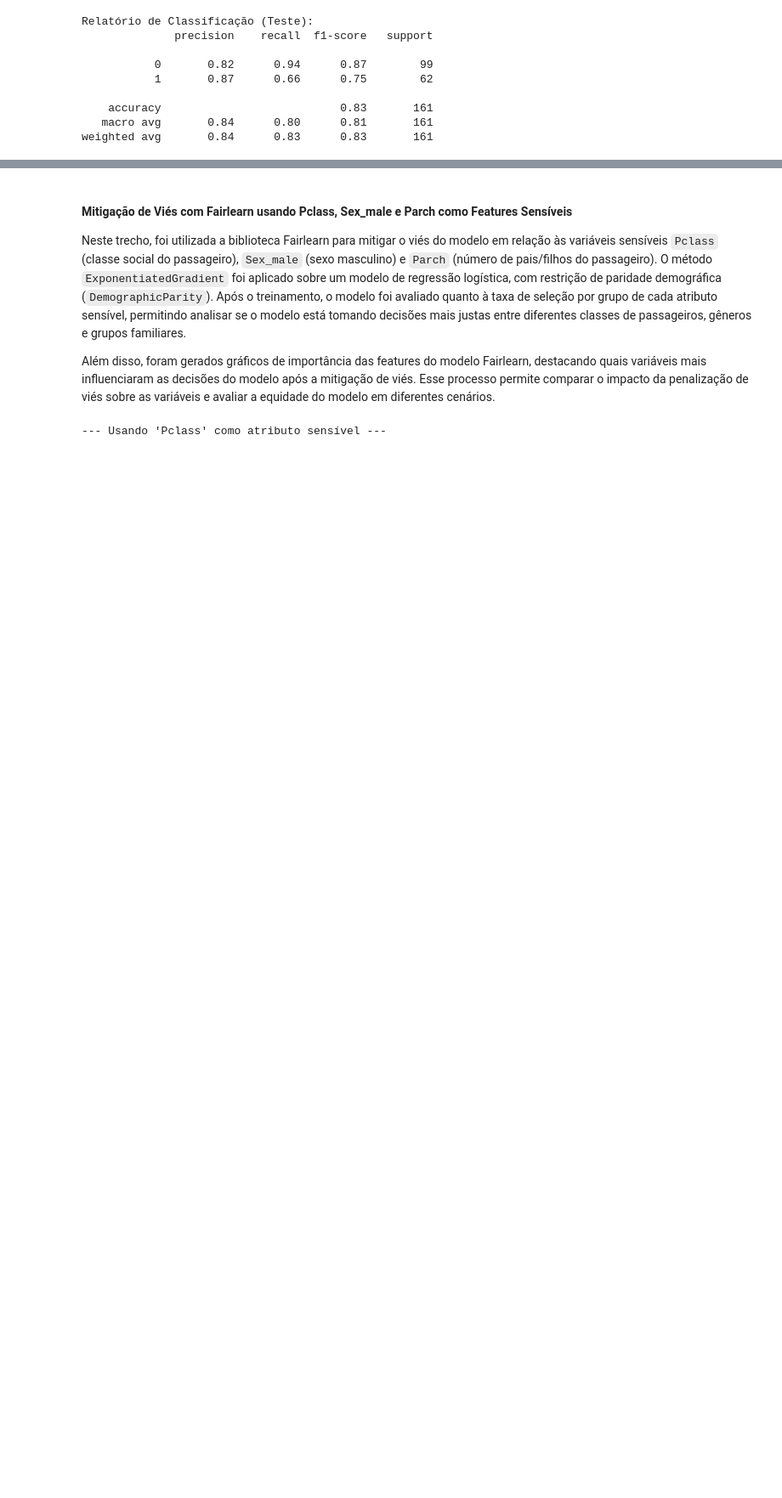
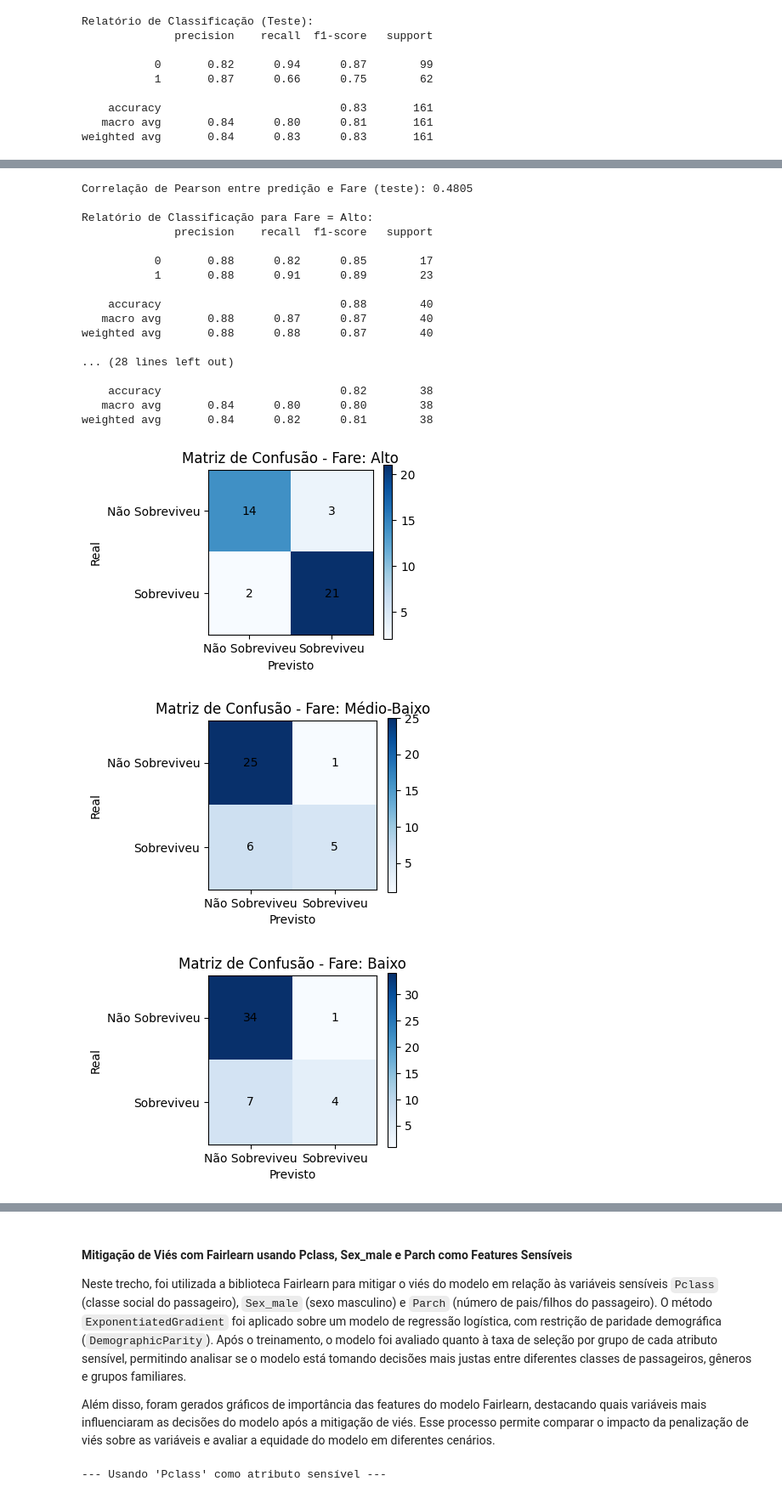
Before and after one commit to joaopedroalcn/JOAOPEDRODEALCANTARALIMA_Titanic, a Jupyter notebook: p3_titanic.ipynb, the cells around one changed output, grey strips where cells are left out. Shown at 85% size. Drawn from its saved outputs; the diff is of its cells as text; code cells hidden in the pictures; blank space fills up the shorter version.

Commit message:
feat: relatório de classificação, matriz de confusão e curva ROC do treinamento usando regularização de correlação

```diff
--- a/p3_titanic.ipynb
+++ b/p3_titanic.ipynb
@@ -370,0 +379,72 @@ weighted avg       0.84      0.83      0.83       161
+# %%
+import numpy as np
+import matplotlib.pyplot as plt
+from scipy.stats import pearsonr
+from sklearn.metrics import classification_report, confusion_matrix, roc_curve, auc
+
+# 1. Correlação residual entre predições e Fare no teste
+y_test_pred_proba = mlp.predict_proba(X_test_scaled)[:, 1]
+corr_test, _ = pearsonr(y_test_pred_proba, X_test['Fare'].values)
+print(f"Correlação de Pearson entre predição e Fare (teste): {corr_test:.4f}")
+
+# 2. Métricas por faixas de Fare (quartis)
+fare_bins = pd.qcut(X_test['Fare'], q=4, labels=['Baixo','Médio-Baixo','Médio-Alto','Alto'])
+for label in fare_bins.unique():
+    idx = fare_bins == label
+    print(f"\nRelatório de Classificação para Fare = {label}:")
+    print(classification_report(y_test[idx], y_test_pred[idx]))
+
+# 3. Matriz de confusão segmentada por faixa de Fare
+for label in fare_bins.unique():
+    idx = fare_bins == label
+    cm = confusion_matrix(y_test[idx], y_test_pred[idx])
+    plt.figure(figsize=(4,3))
+    plt.imshow(cm, cmap='Blues', interpolation='nearest')
+    plt.title(f'Matriz de Confusão - Fare: {label}')
+    plt.xlabel('Previsto')
+    plt.ylabel('Real')
+    plt.colorbar()
+    plt.xticks([0,1], ['Não Sobreviveu', 'Sobreviveu'])
+    plt.yticks([0,1], ['Não Sobreviveu', 'Sobreviveu'])
+    for i in range(2):
+        for j in range(2):
+            plt.text(j, i, cm[i, j], ha='center', va='center', color='black')
+    plt.tight_layout()
+    plt.show()
+
+# 4. Curva ROC por faixa de Fare
+plt.figure(figsize=(8,6))
+for label in fare_bins.unique():
+    idx = fare_bins == label
+    if sum(y_test[idx]) > 0 and sum(~idx) > 0:  # Evita erro se só tem uma classe
+        fpr, tpr, _ = roc_curve(y_test[idx], y_test_pred_proba[idx])
+        roc_auc = auc(fpr, tpr)
+        plt.plot(fpr, tpr, label=f'Fare: {label} (AUC={roc_auc:.2f})')
+plt.plot([0, 1], [0, 1], 'k--', label='Aleatório')
+plt.title('Curva ROC por Faixa de Fare')
+plt.xlabel('Taxa de Falsos Positivos (FPR)')
+plt.ylabel('Taxa de Verdadeiros Positivos (TPR)')
+plt.legend()
+plt.tight_layout()
+plt.show()
+# %% [output]
+Correlação de Pearson entre predição e Fare (teste): 0.4805
+
+Relatório de Classificação para Fare = Alto:
+              precision    recall  f1-score   support
+
+           0       0.88      0.82      0.85        17
+           1       0.88      0.91      0.89        23
+
+    accuracy                           0.88        40
+   macro avg       0.88      0.87      0.87        40
+weighted avg       0.88      0.88      0.87        40
+
+... (28 lines left out)
+
+    accuracy                           0.82        38
+   macro avg       0.84      0.80      0.80        38
+weighted avg       0.84      0.82      0.81        38
+[figure, added]
+[figure, added]
+[figure, added]
```
Also changed, not shown: parts of 3 cells of this notebook.
